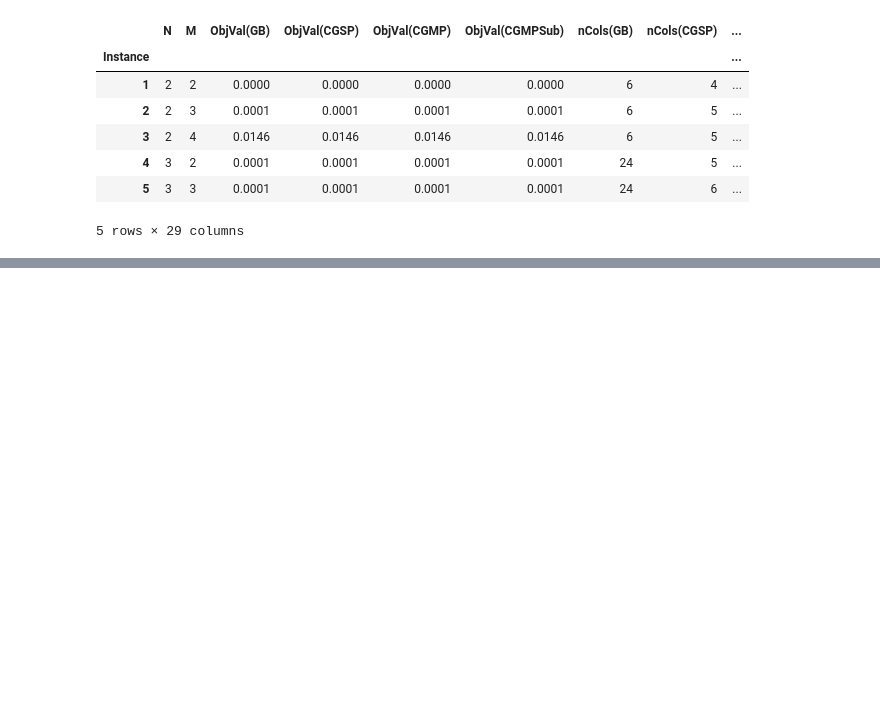
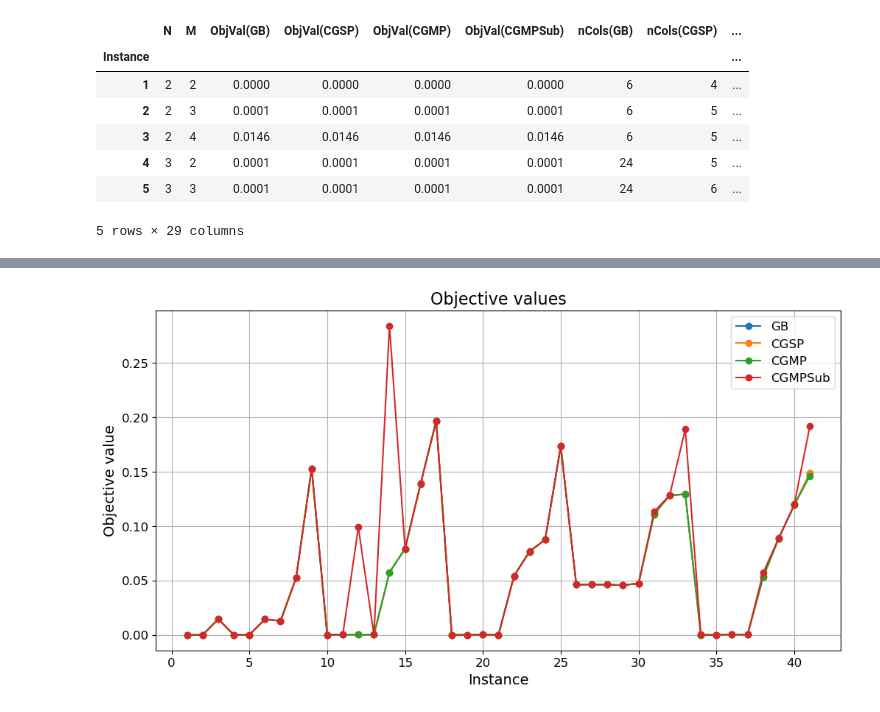
Before and after one commit to mhmoud-ashraf/Final-project, a Jupyter notebook: Visualization.ipynb, the cells around one changed output, grey strips where cells are left out. Saved outputs shown, nothing was run; the diff lists cells and outputs as text; code cells hidden in the pictures; blank space fills up the shorter version.

```diff
--- a/Visualization.ipynb
+++ b/Visualization.ipynb
@@ -28 +44,16 @@ summary_df.head()
+# %%
+# Plot objective values
+fig, ax = plt.subplots(figsize=(12, 6))
+ax.plot(summary_df.index, summary_df['ObjVal(GB)'], marker='o', label='GB')
+ax.plot(summary_df.index, summary_df['ObjVal(CGSP)'], marker='o', label='CGSP')
+ax.plot(summary_df.index, summary_df['ObjVal(CGMP)'], marker='o', label='CGMP')
+ax.plot(summary_df.index, summary_df['ObjVal(CGMPSub)'], marker='o', label='CGMPSub')
+ax.set_title('Objective values')
+ax.set_xlabel('Instance')
+ax.set_ylabel('Objective value')
+ax.legend(loc='upper right')
+ax.grid()
+plt.show()
+# %% [output]
+[figure, added]
 # %%
```
Also changed, not shown: parts of 8 cells of this notebook, 4 other files.
